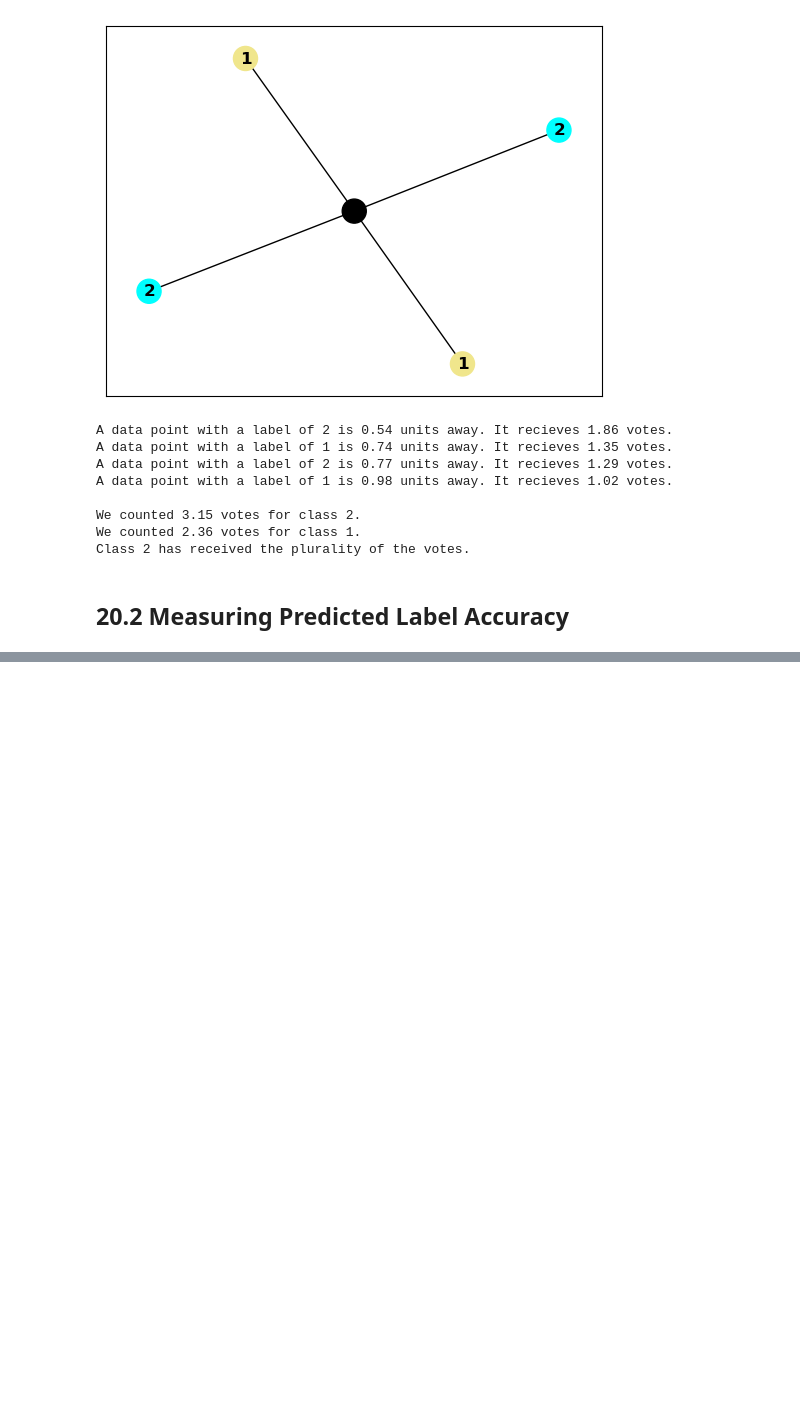
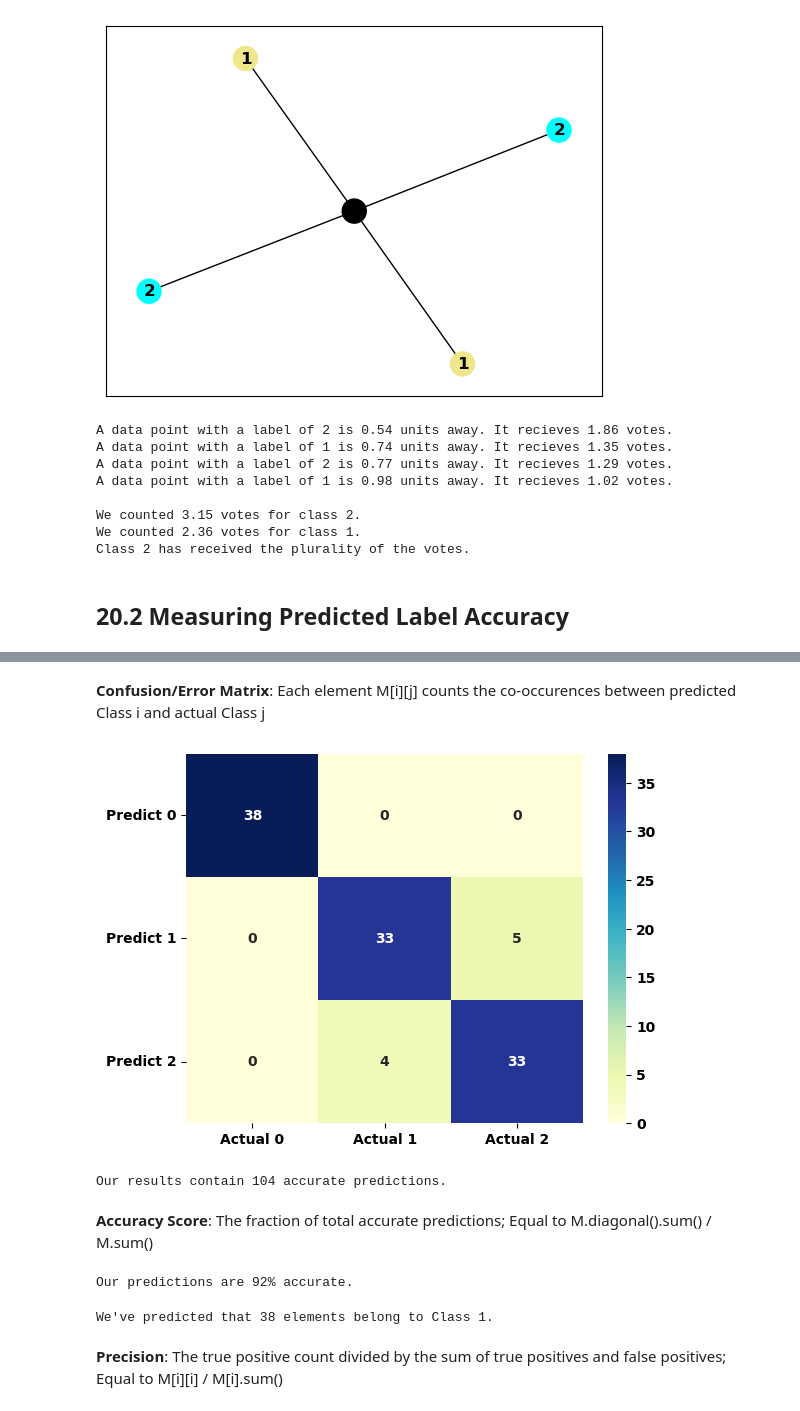
Before and after one commit to IanSinColorado/DataScienceBootcamp, a Jupyter notebook: Chapter20.ipynb, the cells around one changed output, grey strips where cells are left out. Cells and saved outputs as stored; diff of their text form; code cells hidden in the pictures; blank space fills up the shorter version.

```diff
--- a/Chapter20.ipynb
+++ b/Chapter20.ipynb
@@ -167,3 +167,24 @@ We counted 2.36 votes for class 1.
 Class 2 has received the plurality of the votes.
 # %% [markdown]
 ## 20.2 Measuring Predicted Label Accuracy
+# %%
+# Parameterizing KNN predictions
+# Predicts the label of a point using its row index in the distance matrix based on its K-nearest neighbors.
+# The weighted_voting Boolean determines whether voting is weighted by neighbor distance.
+def predict(index, K=1, weighted_voted=False):
+    labeled_distances = distance_matrix[index]
+    labeled_neighbors = np.argsort(labeled_distances)[:K]
+    class_to_votes = defaultdict(int)
+    for neighbor in labeled_neighbors:
+        label = y_train[neighbor]
+        distance = distance_matrix[index][neighbor]
+        num_votes = 1 / max(distance, 1e-10) if weighted_voted else 1
+        class_to_votes[label] += num_votes
+
+    return max(class_to_votes, key=lambda x: class_to_votes[x])
+
+assert predict(random_index, K=3) == 2
+assert predict(random_index, K=4, weighted_voted=True) == 2
+# %%
+# Predicting all unlabeled flower classes
+y_pred = np.array([predict(i) for i in range(y_test.size)])
@@ -169,0 +207,45 @@ Class 2 has received the plurality of the votes.
+# %% [markdown]
+**Confusion/Error Matrix**: Each element M[i][j] counts the co-occurences between predicted Class i and actual Class j
+# %%
+# Computing the confusion matrix
+import seaborn as sns
+
+# Computes the confusion matrix between y_pred and y_test
+def compute_confusion_matrix(y_pred, y_test):
+    num_classes = len(set(y_pred) | set(y_test))
+    confusion_matrix = np.zeros((num_classes, num_classes))
+    for prediction, actual in zip(y_pred, y_test):
+        confusion_matrix[prediction][actual] += 1
+
+    return confusion_matrix
+
+M = compute_confusion_matrix(y_pred, y_test)
+sns.heatmap(M, annot=True, cmap='YlGnBu', yticklabels=[f"Predict {i}" for i in range(3)], xticklabels=[f"Actual {i}" for i in range(3)])
+plt.yticks(rotation=0)
+plt.show()
+# Each diagonal element counts the number of accurate precictions, also called true positives
+# %% [output]
+[figure, added]
+# %%
+# Counting the number of accurate predictions
+num_accurate_predictions = M.diagonal().sum()
+print(f"Our results contain {int(num_accurate_predictions)} accurate predictions.")
+# %% [output]
+Our results contain 104 accurate predictions.
+# %% [markdown]
+**Accuracy Score**: The fraction of total accurate predictions; Equal to M.diagonal().sum() / M.sum()
+# %%
+# Measuring the accuracy score
+accuracy = M.diagonal().sum() / M.sum()
+assert accuracy == 104 / 113
+print(f"Our predictions are {100 * accuracy:.0f}% accurate.")
+# %% [output]
+Our predictions are 92% accurate.
+# %%
+# Counting the predicted Class 1 elements
+row1_sum = M[1].sum()
+print(f"We've predicted that {int(row1_sum)} elements belong to Class 1.")
+# %% [output]
+We've predicted that 38 elements belong to Class 1.
+# %% [markdown]
+**Precision**: The true positive count divided by the sum of true positives and false positives; Equal to M[i][i] / M[i].sum()
```
Also changed, not shown: parts of 26 cells of this notebook.
